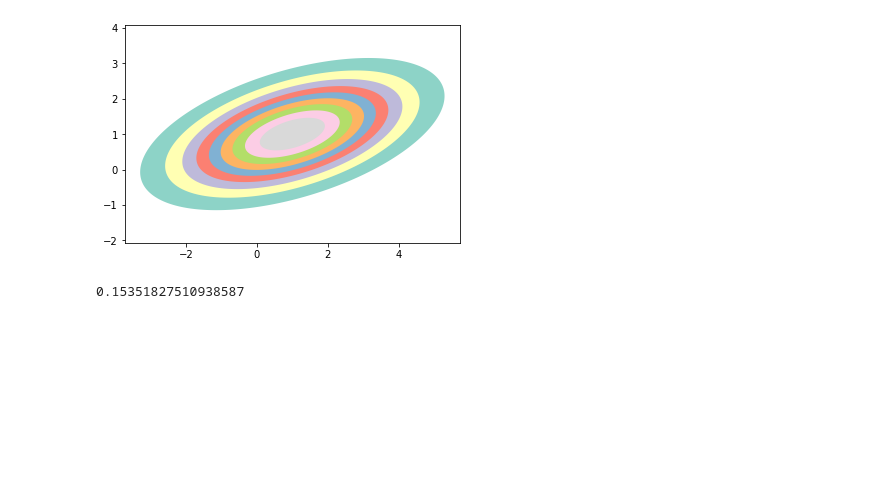
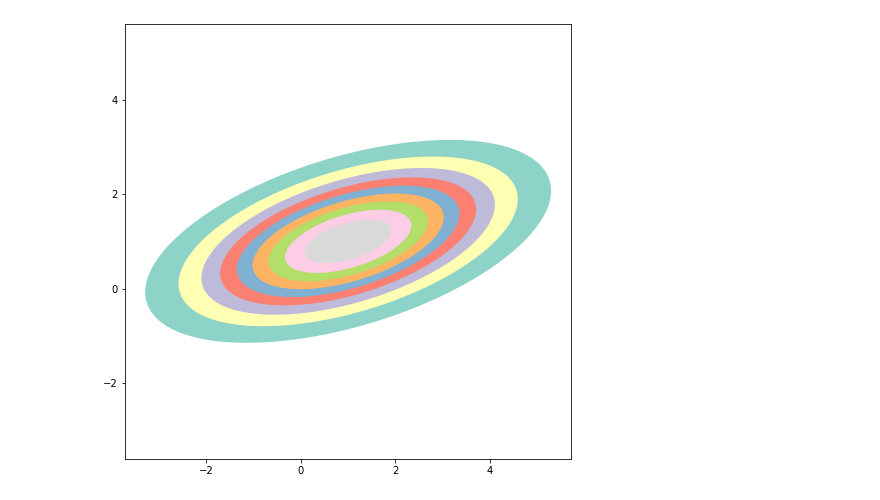
Before and after one commit to mafern/tcane_track, a Jupyter notebook: bivariate_normal/_test_mahalanobis.ipynb, the cells around one changed output. Saved outputs shown, nothing was run; the diff lists cells and outputs as text; code cells hidden in the pictures; blank space fills up the shorter version.

Commit message:
added mahalanobis test, and fixed bug in compute_cdf

```diff
--- a/bivariate_normal/_test_mahalanobis.ipynb
+++ b/bivariate_normal/_test_mahalanobis.ipynb
@@ -3,14 +5,11 @@ import mahalanobis
 # %%
 mu_u = 1.0
 mu_v = 1.0
 sigma_u = 2.0
 sigma_v = 1.0
 rho = 0.5
 
+plt.figure(figsize=(8,8))
 mahalanobis.plot_cdf(mu_u, mu_v, sigma_u, sigma_v, rho)
 # %% [output]
-[figure, old version]
+[figure, new version]
-# %%
-print(mahalanobis.compute_cdf(mu_u, mu_v, sigma_u, sigma_v, rho, u=2.0, v=2.0))
-# %% [output]
-0.15351827510938587
```
Also changed, not shown: parts of 2 cells of this notebook, 2 other files.
